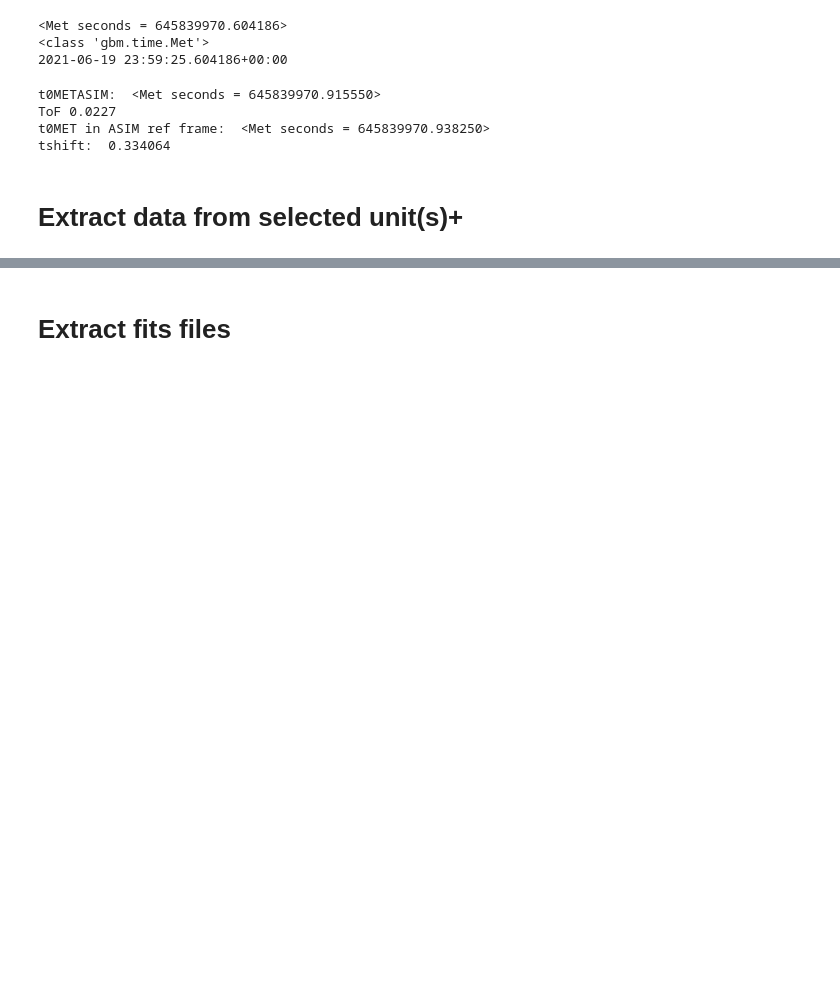
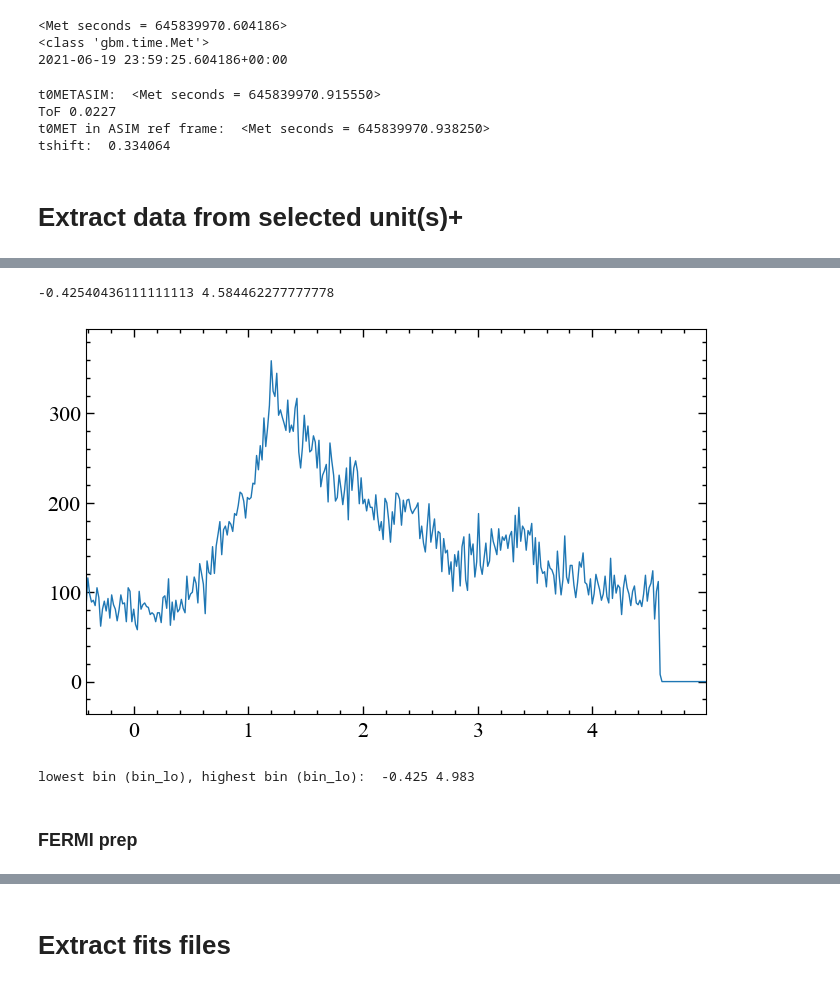
Before and after one commit to AndreasRamsli/GRB, a Jupyter notebook: xspec/FERMI/GRB210619B/GRB210619B_extract_files.ipynb, the cells around one changed output, grey strips where cells are left out. Drawn from its saved outputs; the diff is of its cells as text; code cells hidden in the pictures; blank space fills up the shorter version.

```diff
--- a/xspec/FERMI/GRB210619B/GRB210619B_extract_files.ipynb
+++ b/xspec/FERMI/GRB210619B/GRB210619B_extract_files.ipynb
@@ -196,0 +222,22 @@ lcplot.xlim = (-0.1,33)
+# %%
+#finding cutting index to truncate the asimLC to before 5s ish
+asimTus = asimDF["tus"].to_numpy()/1e6 #converting to seconds
+iMax = find_nearest(asimTus,8)
+asimTus = asimTus[:iMax]
+print(asimTus[0],asimTus[-1])
+# %% [output]
+-0.42540436111111113 4.584462277777778
+# %%
+binsize= 0.016
+asimBins = np.round(np.arange(min(asimTus),5,binsize,dtype=np.float32),3)
+
+asimHist = np.histogram(asimTus,bins=asimBins)
+asimCounts,asimEdges = asimHist[0],asimHist[1]
+asimLC = LC(time=np.round(asimEdges[:-1],3)+binsize/2, counts=asimCounts, skip_checks=True,dt=binsize)
+asimLC.plot()
+print("lowest bin (bin_lo), highest bin (bin_lo): ", asimLC.bin_lo[0],asimLC.bin_lo[-1])
+# %% [output]
+[figure, added]
+lowest bin (bin_lo), highest bin (bin_lo):  -0.425 4.983
+# %% [markdown]
+### FERMI prep
```
Also changed, not shown: parts of 33 cells of this notebook.
